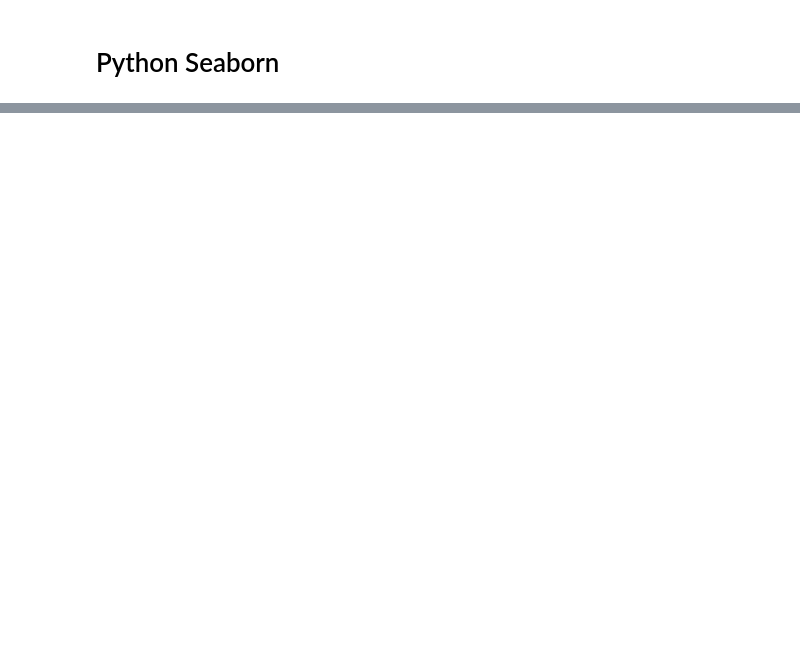
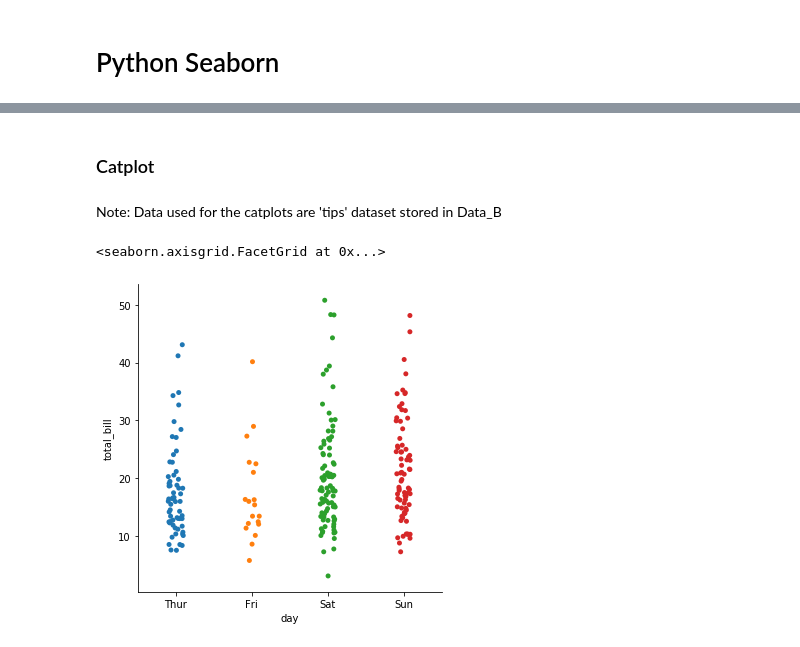
Before and after one commit to dsreenat/sperloon, a Jupyter notebook: Python Seaborn.ipynb, the cells around one changed output, grey strips where cells are left out. Cells and saved outputs as stored; diff of their text form; code cells hidden in the pictures; blank space fills up the shorter version.

```diff
--- a/Python Seaborn.ipynb
+++ b/Python Seaborn.ipynb
@@ -114,0 +139,10 @@ sns.relplot(x='time',y='total_bill',data=Data_B,kind='line')
+# %% [markdown]
+### Catplot
+# %% [markdown]
+Note: Data used for the catplots are 'tips' dataset stored in Data_B
+# %%
+#default
+sns.catplot(x='day',y='total_bill',data=Data_B)
+# %% [output]
+<seaborn.axisgrid.FacetGrid at 0x...>
+[figure, added]
```
Also changed, not shown: parts of 50 cells of this notebook.
